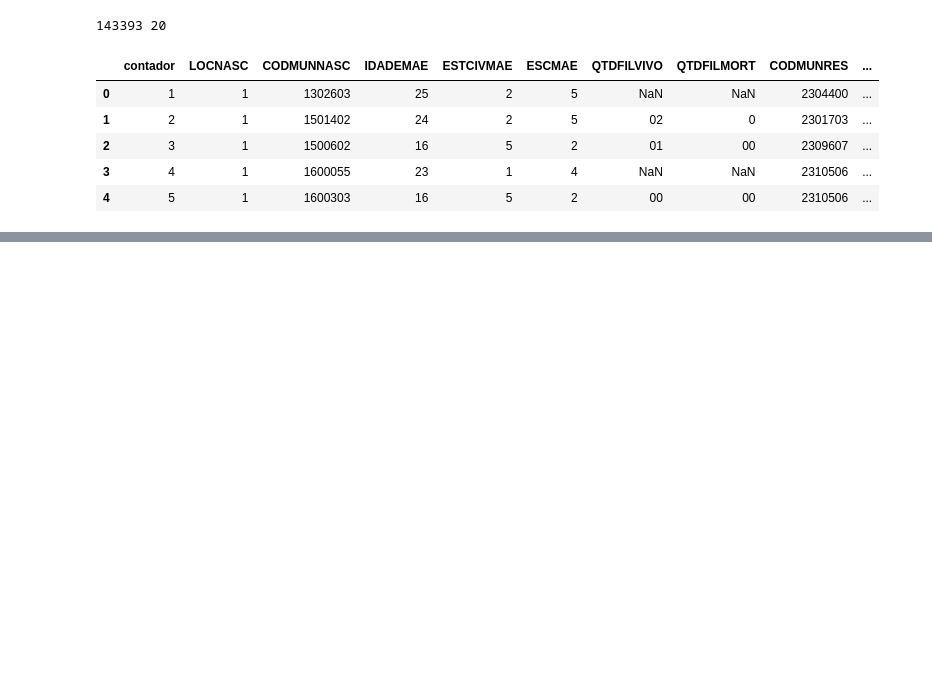
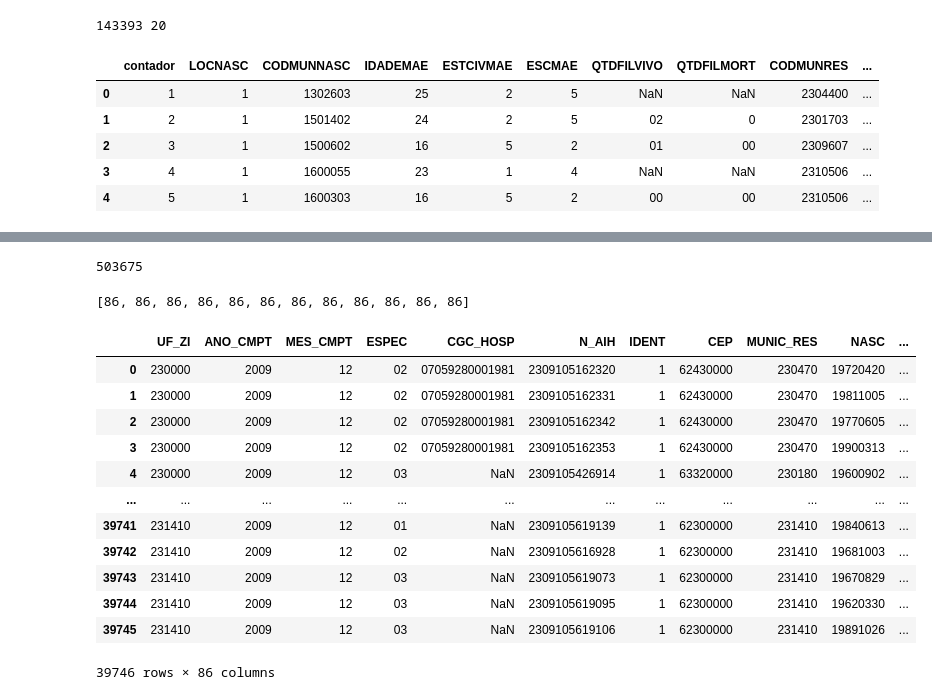
Before and after one commit to humbertocarmona/pyopensus, a Jupyter notebook: notebooks/preliminar.ipynb, the cells around one changed output, grey strips where cells are left out. Cells and saved outputs as stored; diff of their text form; code cells hidden in the pictures; blank space fills up the shorter version.

```diff
--- a/notebooks/preliminar.ipynb
+++ b/notebooks/preliminar.ipynb
@@ -81,0 +107,8 @@ dn2000_df.head()
+# %%
+sum(numrec)
+# %% [output]
+503675
+# %%
+numfields
+# %% [output]
+[86, 86, 86, 86, 86, 86, 86, 86, 86, 86, 86, 86]
@@ -81,0 +117,16 @@ dn2000_df.head()
+# %%
+ex
+# %% [output]
+|  | UF_ZI | ANO_CMPT | MES_CMPT | ESPEC | CGC_HOSP | N_AIH | IDENT | CEP | MUNIC_RES | NASC | ... |
+| 0 | 230000 | 2009 | 12 | 02 | 07059280001981 | 2309105162320 | 1 | 62430000 | 230470 | 19720420 | ... |
+| 1 | 230000 | 2009 | 12 | 02 | 07059280001981 | 2309105162331 | 1 | 62430000 | 230470 | 19811005 | ... |
+| 2 | 230000 | 2009 | 12 | 02 | 07059280001981 | 2309105162342 | 1 | 62430000 | 230470 | 19770605 | ... |
+| 3 | 230000 | 2009 | 12 | 02 | 07059280001981 | 2309105162353 | 1 | 62430000 | 230470 | 19900313 | ... |
+| 4 | 230000 | 2009 | 12 | 03 | NaN | 2309105426914 | 1 | 63320000 | 230180 | 19600902 | ... |
+| ... | ... | ... | ... | ... | ... | ... | ... | ... | ... | ... | ... |
+| 39741 | 231410 | 2009 | 12 | 01 | NaN | 2309105619139 | 1 | 62300000 | 231410 | 19840613 | ... |
+| 39742 | 231410 | 2009 | 12 | 02 | NaN | 2309105616928 | 1 | 62300000 | 231410 | 19681003 | ... |
+| 39743 | 231410 | 2009 | 12 | 03 | NaN | 2309105619073 | 1 | 62300000 | 231410 | 19670829 | ... |
+| 39744 | 231410 | 2009 | 12 | 03 | NaN | 2309105619095 | 1 | 62300000 | 231410 | 19620330 | ... |
+| 39745 | 231410 | 2009 | 12 | 03 | NaN | 2309105619106 | 1 | 62300000 | 231410 | 19891026 | ... |
+39746 rows × 86 columns
```
Also changed, not shown: parts of 18 cells of this notebook.
